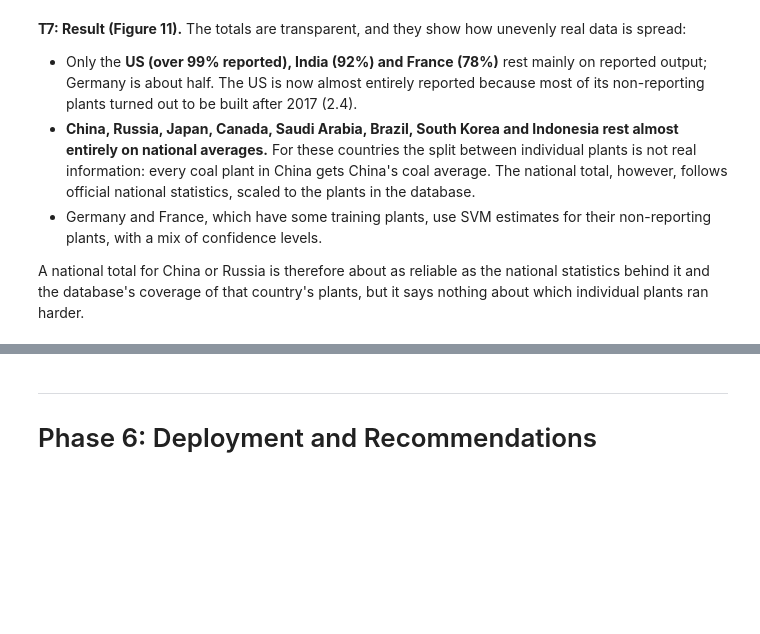
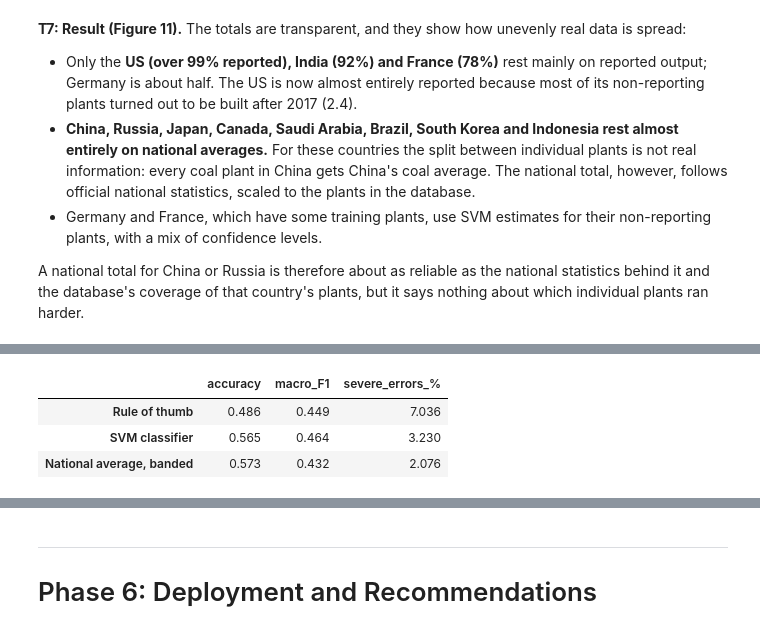
Before and after one commit to Geese4000/ca2-power-plant-analytics, a Jupyter notebook: notebooks/power_plant_capacity_factor.ipynb, the cells around one changed output, grey strips where cells are left out. Saved outputs shown, nothing was run; the diff lists cells and outputs as text; code cells hidden in the pictures; blank space fills up the shorter version.

```diff
--- a/notebooks/power_plant_capacity_factor.ipynb
+++ b/notebooks/power_plant_capacity_factor.ipynb
@@ -2315,0 +2397,21 @@ A national total for China or Russia is therefore about as reliable as the natio
+# %%
+# Question 2 in countries the model has never seen: the same leave-one-country-out test as for Question 1
+loco_role = []
+for c in pd.unique(countries[train["is_us"].to_numpy() == 0]):
+    h = countries == c
+    mode_h = pd.Series(r_train[~h]).groupby(fuels[~h]).agg(lambda s: s.mode()[0])
+    svc_est = SVC(kernel="rbf", **svc_search.best_params_).fit(X_train_noloc[~h], r_train[~h]).predict(X_train_noloc[h])
+    loco_role.append(pd.DataFrame({
+        "actual": r_train[h],
+        "Rule of thumb": pd.Series(fuels[h]).map(mode_h).to_numpy(),
+        "SVM classifier": svc_est,
+        # The band of the country's national average for the fuel; the classifier where Ember has no figure
+        "National average, banded": np.where(train.loc[h, "ember_missing"] == 0, to_role(train.loc[h, "ember_cf"]), svc_est),
+    }))
+loco_role = pd.concat(loco_role, ignore_index=True)
+pd.DataFrame({c: role_scores(loco_role["actual"], loco_role[c]) for c in loco_role.columns[1:]}).T.round(3)
+# %% [output]
+|  | accuracy | macro_F1 | severe_errors_% |
+| Rule of thumb | 0.486 | 0.449 | 7.036 |
+| SVM classifier | 0.565 | 0.464 | 3.230 |
+| National average, banded | 0.573 | 0.432 | 2.076 |
```
Also changed, not shown: parts of 10 cells of this notebook, 1 other file.
